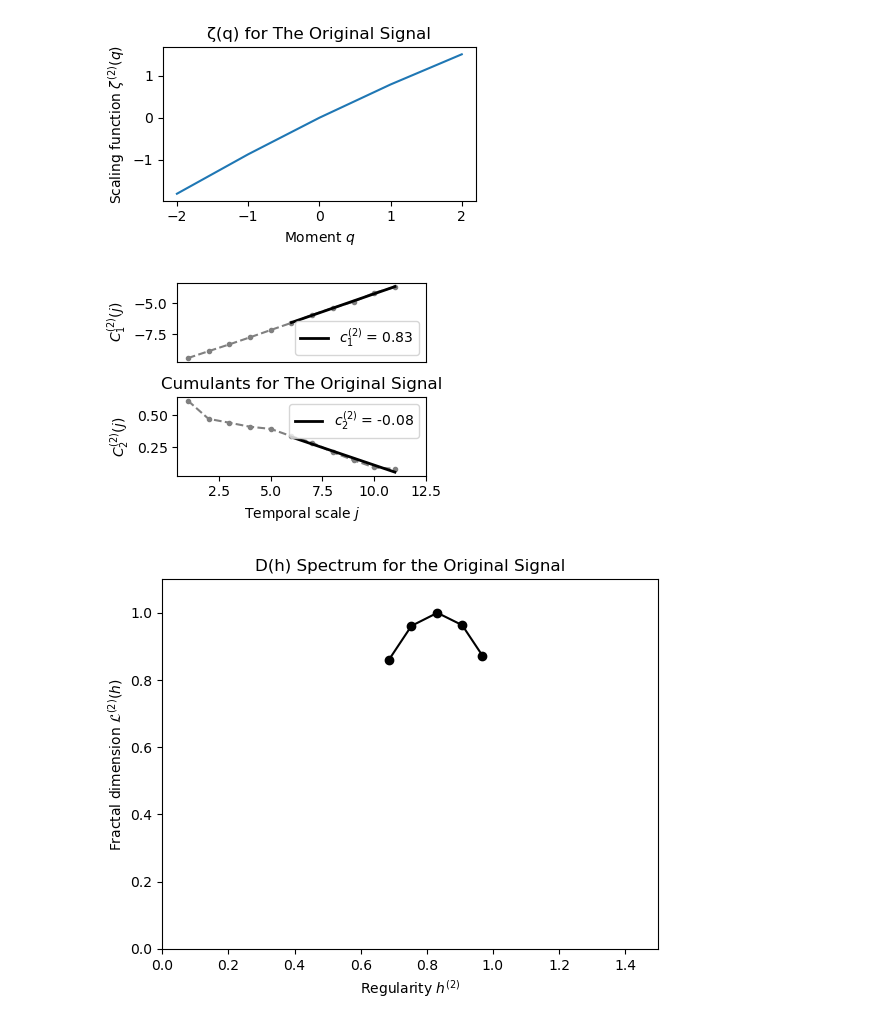
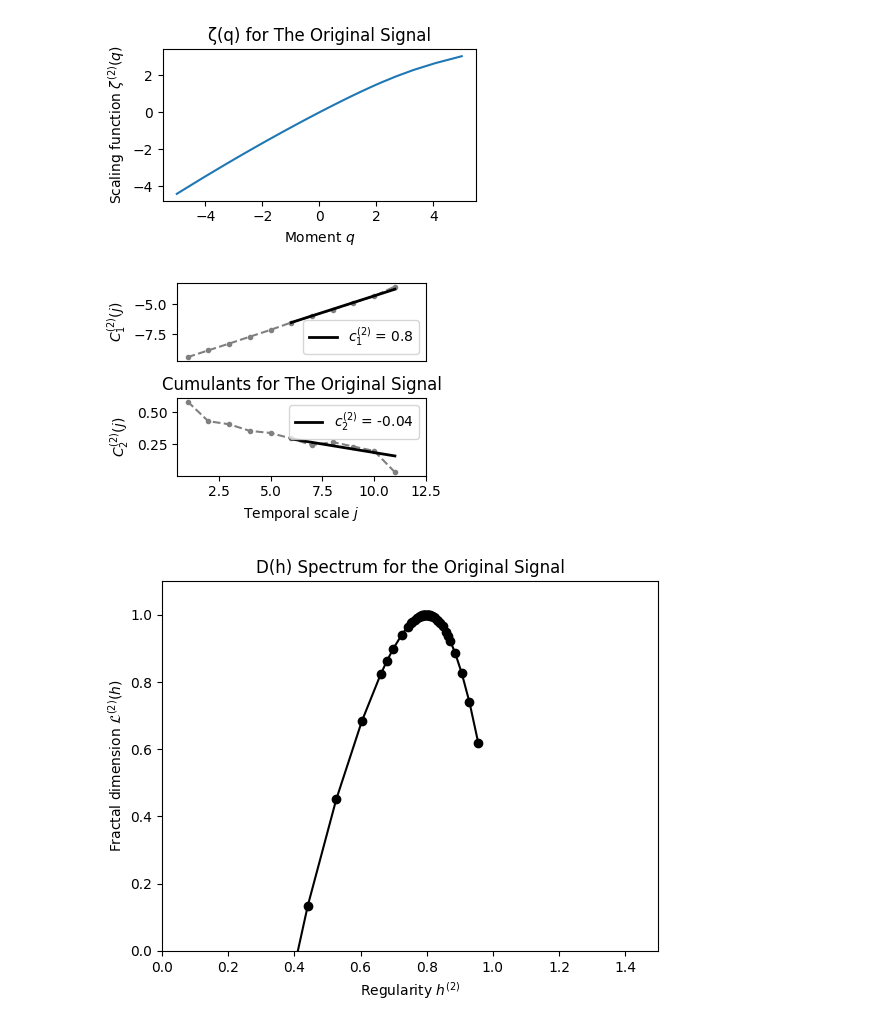
Before and after one commit to sbendimerad/mfa-vmd_mvmd-experiments, a Jupyter notebook: 01_multifractal_analysis_VMD.ipynb, the cells around one changed output. Drawn from its saved outputs; the diff is of its cells as text; code cells hidden in the pictures.

```diff
--- a/01_multifractal_analysis_VMD.ipynb
+++ b/01_multifractal_analysis_VMD.ipynb
@@ -22,24 +84,31 @@ plt.show()
+# %%
+# Define the scaling ranges for analysis
+#scaling_ranges = [(2, 8), (3, 8)]
+#scaling_ranges = [[8, 12]]  # A narrower range
+scaling_ranges = [[6, 11]]
 # %%
 WT = wavelet_analysis(X, wt_name='db3')
 WTpL = WT.get_leaders(p_exp=2)
-WTpL = WTpL.auto_integrate([[6, 11]])
-pwt = mfa(WTpL, scaling_ranges=[[6, 11]], q=[-2, -1, 0, 1, 2])
+WTpL = WTpL.auto_integrate(scaling_ranges)
+#pwt = mfa(WTpL, scaling_ranges, q=[-2, -1, 0, 1, 2])
+pwt = mfa(WTpL, scaling_ranges, weighted='Nj', q=build_q_log(.1, 5, 20))
+
 
 # Plot ζ(q)
-pwt_k.structure.plot_scaling()
+pwt.structure.plot_scaling()
 plt.title(f"ζ(q) for The Original Signal")
 plt.show()
 
 # Plot cumulants
-pwt_k.cumulants.plot()
+pwt.cumulants.plot()
 plt.title(f"Cumulants for The Original Signal")
 plt.show()
 
 # Plot D(h)
-pwt_k.spectrum.plot()
+pwt.spectrum.plot()
 plt.title(f"D(h) Spectrum for the Original Signal")
 plt.show()
 # %% [output]
-[figure, old version]
+[figure, new version]
-[figure, old version]
+[figure, new version]
-[figure, old version]
+[figure, new version]
```
Also changed, not shown: parts of 34 cells of this notebook, 1 other file.
